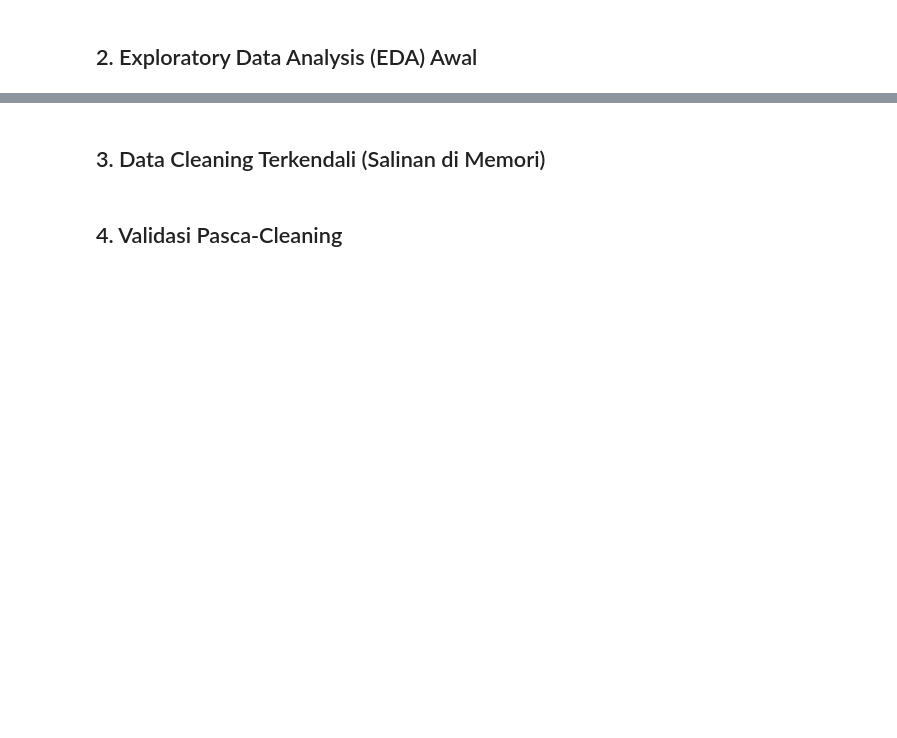
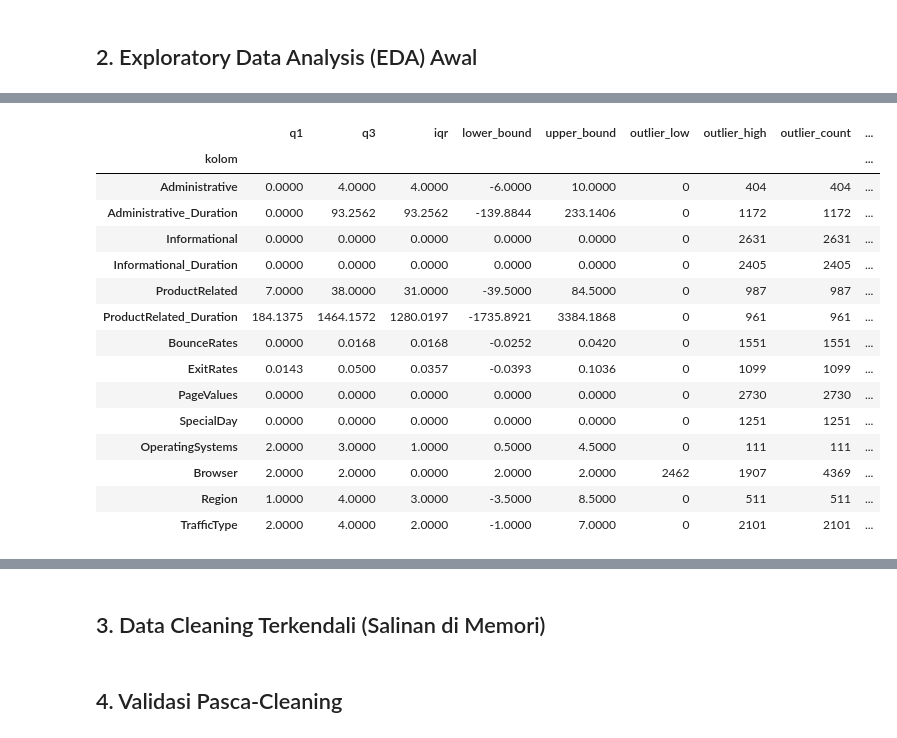
Before and after one commit to adulbeduldudul/Template-Explore-data, a Jupyter notebook: template_eda_cleaning_export_marimo.ipynb, the cells around one changed output, grey strips where cells are left out. Saved outputs shown, nothing was run; the diff lists cells and outputs as text; code cells hidden in the pictures; blank space fills up the shorter version.

Commit message:
feat : add feature outlier detection

```diff
--- a/template_eda_cleaning_export_marimo.ipynb
+++ b/template_eda_cleaning_export_marimo.ipynb
@@ -18,7 +18,7 @@ from pathlib import Path
 ## 1. Import Data (Kosongan — Isi Path Dataset Anda)
 # %%
 # Isi path file sumber Anda di bawah ini (CSV, Excel, JSON, atau Parquet)
-INPUT_PATH = Path("")  # Contoh: Path(r"C:\data\dataset.csv")
+INPUT_PATH = Path(r"C:\01.Training\01.Datasheets\online_shoppers_intention.csv")  # Contoh: Path(r"C:\data\dataset.csv")
 CSV_DELIMITER = None    # None = auto-detect, atau isi "," / ";"
 CSV_ENCODING = "utf-8-sig"
 EXCEL_SHEET = 0
@@ -63,0 +106,70 @@ audit_eda(df_raw)
+# %%
+import numpy as np
+import pandas as pd
+
+def audit_eda(df: pd.DataFrame) -> None:
+    if df.empty:
+        print("Dataset masih kosong. Muat data pada tahap 1 terlebih dahulu.")
+        return
+
+    num_cols = df.select_dtypes(include="number").columns
+    if len(num_cols) > 0:
+        print("\n=== IQR & OUTLIER ===")
+        iqr_rows = []
+        for col in num_cols:
+            s = df[col].dropna()
+            if s.empty:
+                iqr_rows.append({
+                    "kolom": col,
+                    "q1": np.nan,
+                    "q3": np.nan,
+                    "iqr": np.nan,
+                    "lower_bound": np.nan,
+                    "upper_bound": np.nan,
+                    "outlier_low": 0,
+                    "outlier_high": 0,
+                    "outlier_count": 0,
+                    "outlier_%": 0.0,
+                })
+                continue
+
+            q1 = s.quantile(0.25)
+            q3 = s.quantile(0.75)
+            iqr = q3 - q1
+            lower_bound = q1 - 1.5 * iqr
+            upper_bound = q3 + 1.5 * iqr
+
+            low_mask = s < lower_bound
+            high_mask = s > upper_bound
+            outlier_count = int((low_mask | high_mask).sum())
+            outlier_pct = round((outlier_count / len(s)) * 100, 2)
+
+            iqr_rows.append({
+                "kolom": col,
+                "q1": round(q1, 4),
+                "q3": round(q3, 4),
+                "iqr": round(iqr, 4),
+                "lower_bound": round(lower_bound, 4),
+                "upper_bound": round(upper_bound, 4),
+                "outlier_low": int(low_mask.sum()),
+                "outlier_high": int(high_mask.sum()),
+                "outlier_count": outlier_count,
+                "outlier_%": outlier_pct,
+            })
+
+        iqr_df = pd.DataFrame(iqr_rows).set_index("kolom")
+        display(iqr_df)
+
+        outlier_cols_df = iqr_df[iqr_df["outlier_count"] > 0]
+        print("\n=== KOLOM YANG MEMILIKI OUTLIER ===")
+        if outlier_cols_df.empty:
+            print("Tidak ada kolom numerik yang memiliki outlier berdasarkan metode IQR.")
+        else:
+            print(f"Daftar kolom ({len(outlier_cols_df)}): {', '.join(outlier_cols_df.index)}")
+            display(outlier_cols_df[["lower_bound", "upper_bound", "outlier_low", "outlier_high", "outlier_count", "outlier_%"]])
+    else:
+        print("\n=== IQR & OUTLIER ===")
+        print("Tidak ada kolom numerik untuk dihitung IQR dan outlier.")
+
+audit_eda(df_raw)
+# %% [output]
@@ -63,0 +177,16 @@ audit_eda(df_raw)
+|  | q1 | q3 | iqr | lower_bound | upper_bound | outlier_low | outlier_high | outlier_count | ... |
+| kolom |  |  |  |  |  |  |  |  | ... |
+| Administrative | 0.0000 | 4.0000 | 4.0000 | -6.0000 | 10.0000 | 0 | 404 | 404 | ... |
+| Administrative_Duration | 0.0000 | 93.2562 | 93.2562 | -139.8844 | 233.1406 | 0 | 1172 | 1172 | ... |
+| Informational | 0.0000 | 0.0000 | 0.0000 | 0.0000 | 0.0000 | 0 | 2631 | 2631 | ... |
+| Informational_Duration | 0.0000 | 0.0000 | 0.0000 | 0.0000 | 0.0000 | 0 | 2405 | 2405 | ... |
+| ProductRelated | 7.0000 | 38.0000 | 31.0000 | -39.5000 | 84.5000 | 0 | 987 | 987 | ... |
+| ProductRelated_Duration | 184.1375 | 1464.1572 | 1280.0197 | -1735.8921 | 3384.1868 | 0 | 961 | 961 | ... |
+| BounceRates | 0.0000 | 0.0168 | 0.0168 | -0.0252 | 0.0420 | 0 | 1551 | 1551 | ... |
+| ExitRates | 0.0143 | 0.0500 | 0.0357 | -0.0393 | 0.1036 | 0 | 1099 | 1099 | ... |
+| PageValues | 0.0000 | 0.0000 | 0.0000 | 0.0000 | 0.0000 | 0 | 2730 | 2730 | ... |
+| SpecialDay | 0.0000 | 0.0000 | 0.0000 | 0.0000 | 0.0000 | 0 | 1251 | 1251 | ... |
+| OperatingSystems | 2.0000 | 3.0000 | 1.0000 | 0.5000 | 4.5000 | 0 | 111 | 111 | ... |
+| Browser | 2.0000 | 2.0000 | 0.0000 | 2.0000 | 2.0000 | 2462 | 1907 | 4369 | ... |
+| Region | 1.0000 | 4.0000 | 3.0000 | -3.5000 | 8.5000 | 0 | 511 | 511 | ... |
+| TrafficType | 2.0000 | 4.0000 | 2.0000 | -1.0000 | 7.0000 | 0 | 2101 | 2101 | ... |
```
Also changed, not shown: parts of 4 cells of this notebook.
